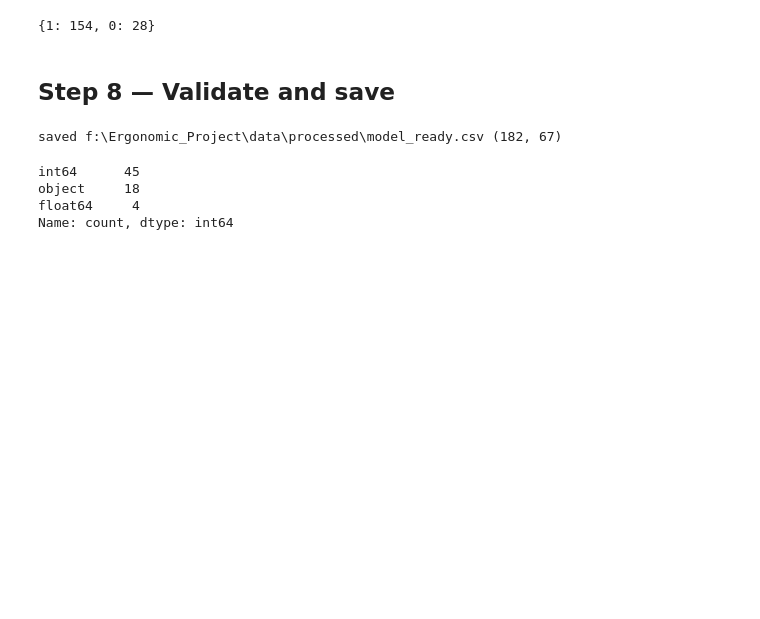
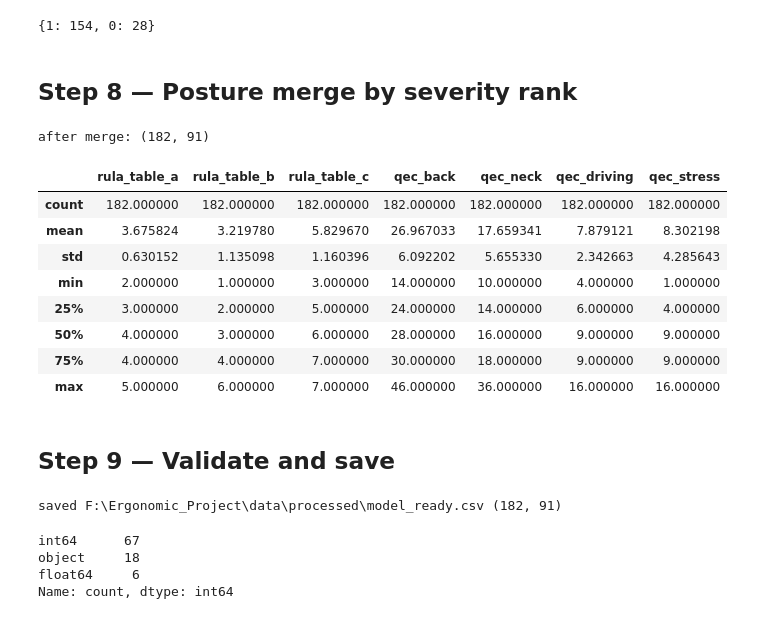
Before and after one commit to AilaVishnu/ergonomic-risk-factor-prediction, a Jupyter notebook: notebooks/02_feature_engineering.ipynb, the cells around one changed output. Cells and saved outputs as stored; diff of their text form; code cells hidden in the pictures; blank space fills up the shorter version.

```diff
--- a/notebooks/02_feature_engineering.ipynb
+++ b/notebooks/02_feature_engineering.ipynb
@@ -194,8 +194,69 @@ df['discomfort'] = (df[nordic_cols].sum(axis=1) > 0).astype(int)
 df['discomfort'].value_counts().to_dict()
 # %% [output]
 {1: 154, 0: 28}
+# %% [markdown]
+## Step 8 — Posture merge by severity rank
+# %%
+# Load the posture xlsx, concatenate the internal sub-tables, and rename
+# positionally to standard names.
+POSTURE_XLSX = ROOT / 'data' / 'raw' / 'posture_data.xlsx'
+STD_COLS = [
+    'upper_arm', 'lower_arm', 'wrist', 'wrist_twist',
+    'neck_position', 'trunk_position', 'legs',
+    'muscle_a', 'force_a', 'wrist_arm_score',
+    'muscle_b', 'force_b', 'ntl_score',
+    'rula_table_a', 'rula_table_b', 'rula_table_c',
+    'col_17', 'col_18',
+    'qec_back', 'qec_shoulder_arm', 'qec_wrist_hand', 'qec_neck',
+    'qec_driving', 'qec_vibration', 'qec_work_pace', 'qec_stress',
+]
+frames = []
+for sh in pd.ExcelFile(POSTURE_XLSX).sheet_names:
+    p = pd.read_excel(POSTURE_XLSX, sheet_name=sh)
+    p = p.iloc[:, 1:27]
+    p.columns = STD_COLS
+    p = p.dropna(subset=['rula_table_c']).reset_index(drop=True)
+    frames.append(p)
+posture = pd.concat(frames, ignore_index=True).drop(columns=['col_17', 'col_18'])
+
+# A small number of posture cells are blank in the source; fill with 0
+# (the "no static/repetitive component" default for muscle/force adjustments)
+posture = posture.fillna(0)
+
+# Survey exposure severity = normalised pain count + fatigue + working hours
+nordic12 = [c for c in df.columns if 'In the past 12 months' in c]
+pain_count = df[nordic12].sum(axis=1)
+df['exposure_severity'] = (pain_count / pain_count.max()
+                           + df['fatigue_score'] / df['fatigue_score'].max()
+                           + df['work_hours_num'] / df['work_hours_num'].max()).round(3)
+df['rank'] = df['exposure_severity'].rank(method='first', ascending=False).astype(int)
+
+# Posture ranked by RULA Table C (highest score = rank 1), paired by rank
+posture = posture.sort_values('rula_table_c', ascending=False).reset_index(drop=True)
+posture['rank'] = posture.index + 1
+posture_cols = ['upper_arm','lower_arm','wrist','wrist_twist','neck_position',
+                'trunk_position','legs','muscle_a','force_a','muscle_b','force_b',
+                'rula_table_a','rula_table_b','rula_table_c',
+                'qec_back','qec_shoulder_arm','qec_wrist_hand','qec_neck',
+                'qec_driving','qec_vibration','qec_work_pace','qec_stress','rank']
+df = df.merge(posture[posture_cols], on='rank', how='left')
+
+print('after merge:', df.shape)
+df[['rula_table_a','rula_table_b','rula_table_c',
+    'qec_back','qec_neck','qec_driving','qec_stress']].describe()
+# %% [output]
+after merge: (182, 91)
+|  | rula_table_a | rula_table_b | rula_table_c | qec_back | qec_neck | qec_driving | qec_stress |
+| count | 182.000000 | 182.000000 | 182.000000 | 182.000000 | 182.000000 | 182.000000 | 182.000000 |
+| mean | 3.675824 | 3.219780 | 5.829670 | 26.967033 | 17.659341 | 7.879121 | 8.302198 |
+| std | 0.630152 | 1.135098 | 1.160396 | 6.092202 | 5.655330 | 2.342663 | 4.285643 |
+| min | 2.000000 | 1.000000 | 3.000000 | 14.000000 | 10.000000 | 4.000000 | 1.000000 |
+| 25% | 3.000000 | 2.000000 | 5.000000 | 24.000000 | 14.000000 | 6.000000 | 4.000000 |
+| 50% | 4.000000 | 3.000000 | 6.000000 | 28.000000 | 16.000000 | 9.000000 | 9.000000 |
+| 75% | 4.000000 | 4.000000 | 7.000000 | 30.000000 | 18.000000 | 9.000000 | 9.000000 |
+| max | 5.000000 | 6.000000 | 7.000000 | 46.000000 | 36.000000 | 16.000000 | 16.000000 |
 # %% [markdown]
-## Step 8 — Validate and save
+## Step 9 — Validate and save
 # %%
 assert df.isna().sum().sum() == 0
 assert df.shape[0] == 182
@@ -205,8 +266,8 @@ df.to_csv(out, index=False)
 print('saved', out, df.shape)
 df.dtypes.value_counts()
 # %% [output]
-saved f:\Ergonomic_Project\data\processed\model_ready.csv (182, 67)
+saved F:\Ergonomic_Project\data\processed\model_ready.csv (182, 91)
-int64      45
+int64      67
 object     18
-float64     4
+float64     6
 Name: count, dtype: int64
```
Also changed, not shown: parts of 1 cell of this notebook, 4 other files.
